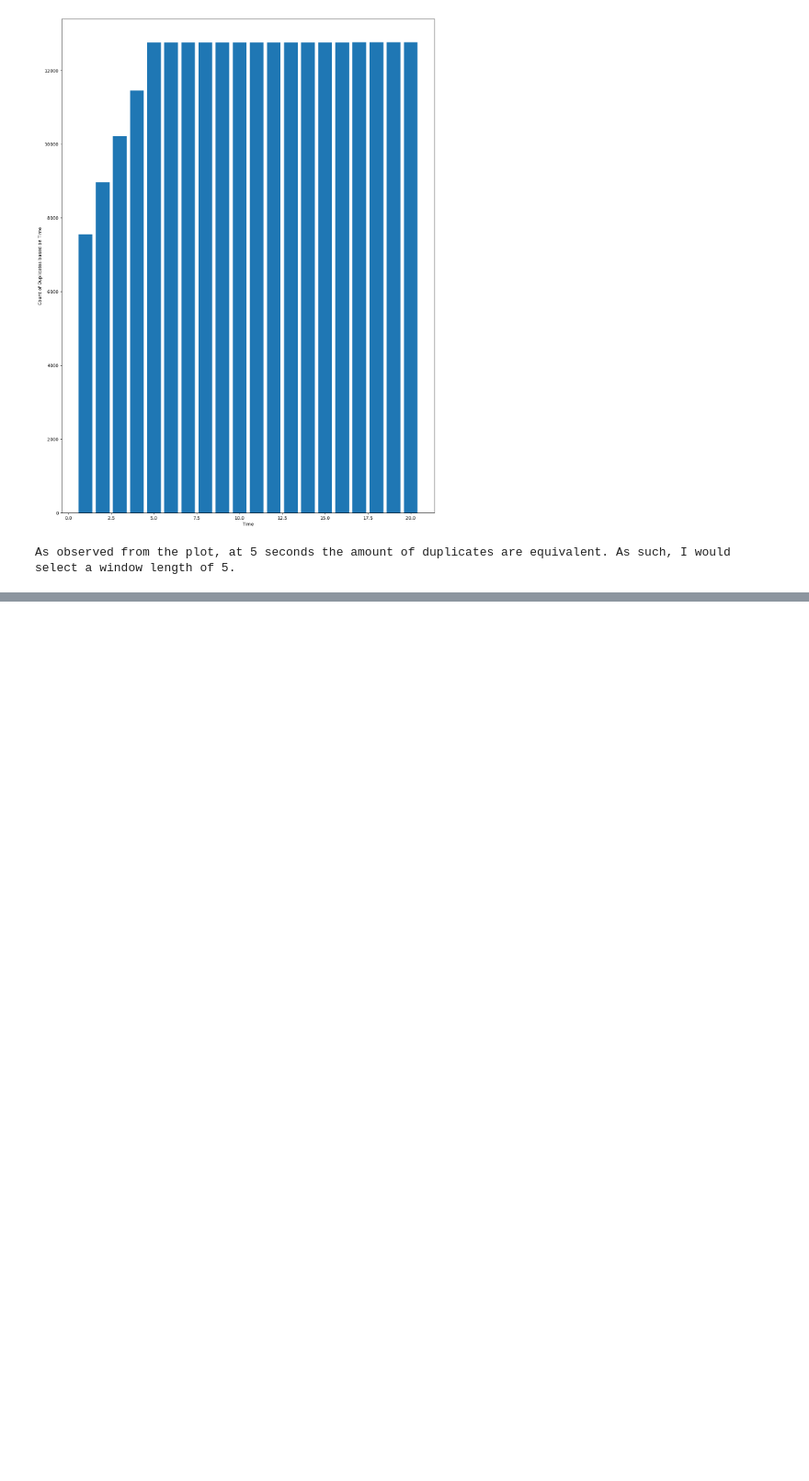
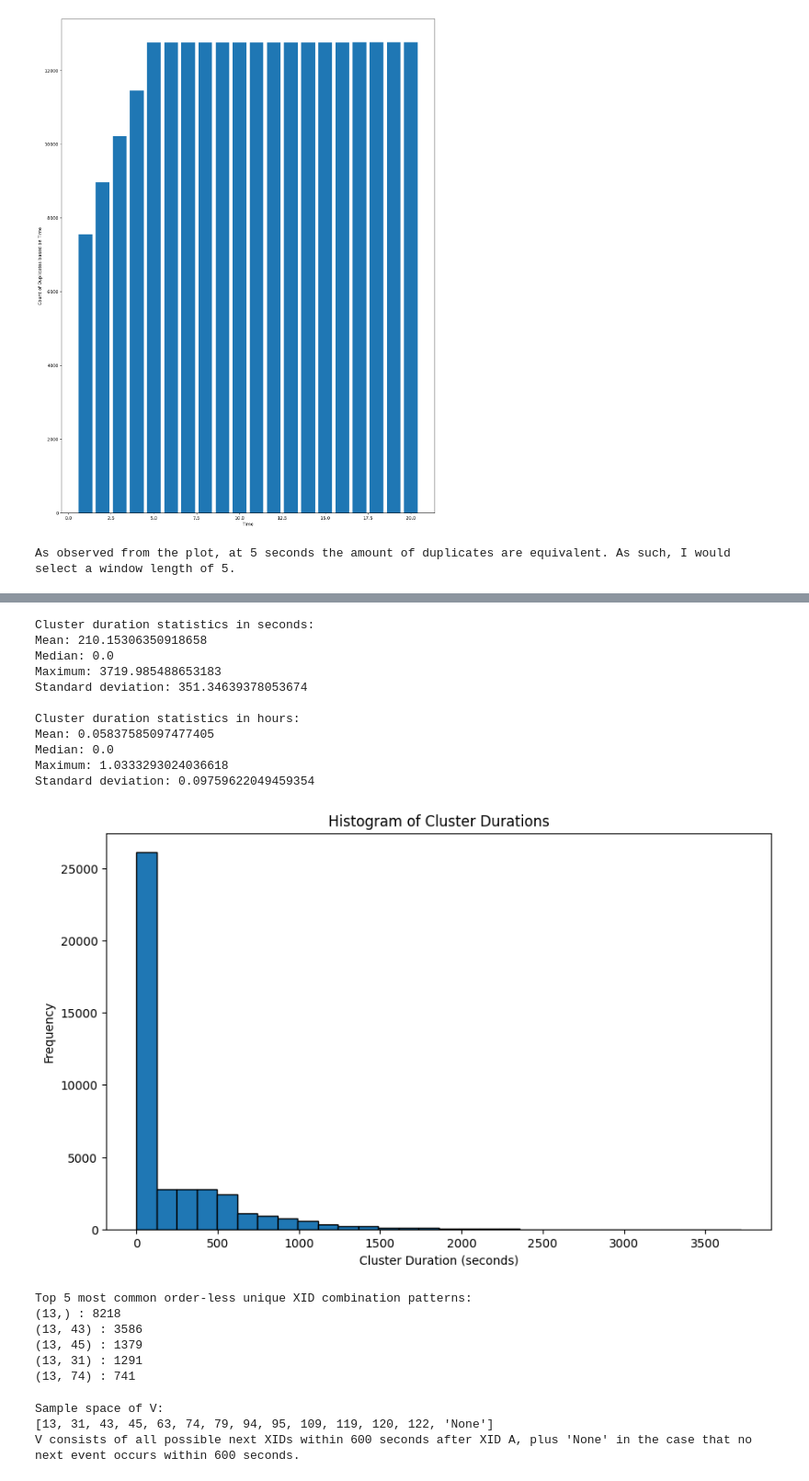
Before and after one commit to s1oly/GPUFailureAnalysis, a Jupyter notebook: project_1.ipynb, the cells around one changed output, grey strips where cells are left out. Shown at 92% size. Cells and saved outputs as stored; diff of their text form; code cells hidden in the pictures; blank space fills up the shorter version.

```diff
--- a/project_1.ipynb
+++ b/project_1.ipynb
@@ -624,0 +687,76 @@ Since XID 13 has the majority of the anchor nodes, it means that XID 13 is likel
+# %%
+#4c
+grouped = cluster_df.groupby('Cluster ID')['Timestamp']
+cluster_duration = grouped.max() - grouped.min()
+
+mean_duration_sec = cluster_duration.mean()
+median_duration_sec = cluster_duration.median()
+max_duration_sec = cluster_duration.max()
+std_duration_sec = cluster_duration.std()
+
+print("Cluster duration statistics in seconds:")
+print("Mean:", mean_duration_sec)
+print("Median:", median_duration_sec)
+print("Maximum:", max_duration_sec)
+print("Standard deviation:", std_duration_sec)
+
+print("\nCluster duration statistics in hours:")
+print("Mean:", mean_duration_sec / 3600)
+print("Median:", median_duration_sec / 3600)
+print("Maximum:", max_duration_sec / 3600)
+print("Standard deviation:", std_duration_sec / 3600)
+
+plt.figure(figsize=(10, 6))
+plt.hist(cluster_duration, bins=30, edgecolor='black')
+plt.xlabel('Cluster Duration (seconds)')
+plt.ylabel('Frequency')
+plt.title('Histogram of Cluster Durations')
+plt.show()
+# %% [output]
+Cluster duration statistics in seconds:
+Mean: 210.15306350918658
+Median: 0.0
+Maximum: 3719.985488653183
+Standard deviation: 351.34639378053674
+
+Cluster duration statistics in hours:
+Mean: 0.05837585097477405
+Median: 0.0
+Maximum: 1.0333293024036618
+Standard deviation: 0.09759622049459354
+[figure, added]
+# %%
+#4d
+multi_cluster_df = cluster_df[cluster_df['Cluster ID'].isin(cluster_sizes[cluster_sizes > 1].index)]
+
+cluster_patterns = multi_cluster_df.groupby('Cluster ID')['XID'].apply(lambda x: tuple(sorted(set(x))))
+
+pattern_counts = cluster_patterns.value_counts().head(5)
+
+print("Top 5 most common order-less unique XID combination patterns:")
+for pattern, count in pattern_counts.items():
+    print(pattern, ":", count)
+# %% [output]
+Top 5 most common order-less unique XID combination patterns:
+(13,) : 8218
+(13, 43) : 3586
+(13, 45) : 1379
+(13, 31) : 1291
+(13, 74) : 741
+# %%
+# Task 3 Question 5
+#5a
+
+prop_df = dataframe_2_coaleseced.copy()
+prop_df = prop_df.sort_values('Timestamp').reset_index(drop=True)
+
+sample_space_V = sorted(prop_df['XID'].unique().tolist())
+sample_space_V.append('None')
+
+print("Sample space of V:")
+print(sample_space_V)
+print("V consists of all possible next XIDs within 600 seconds after XID A, plus 'None' in the case that no next event occurs within 600 seconds.")
+# %% [output]
+Sample space of V:
+[13, 31, 43, 45, 63, 74, 79, 94, 95, 109, 119, 120, 122, 'None']
+V consists of all possible next XIDs within 600 seconds after XID A, plus 'None' in the case that no next event occurs within 600 seconds.
```
Also changed, not shown: parts of 12 cells of this notebook.
